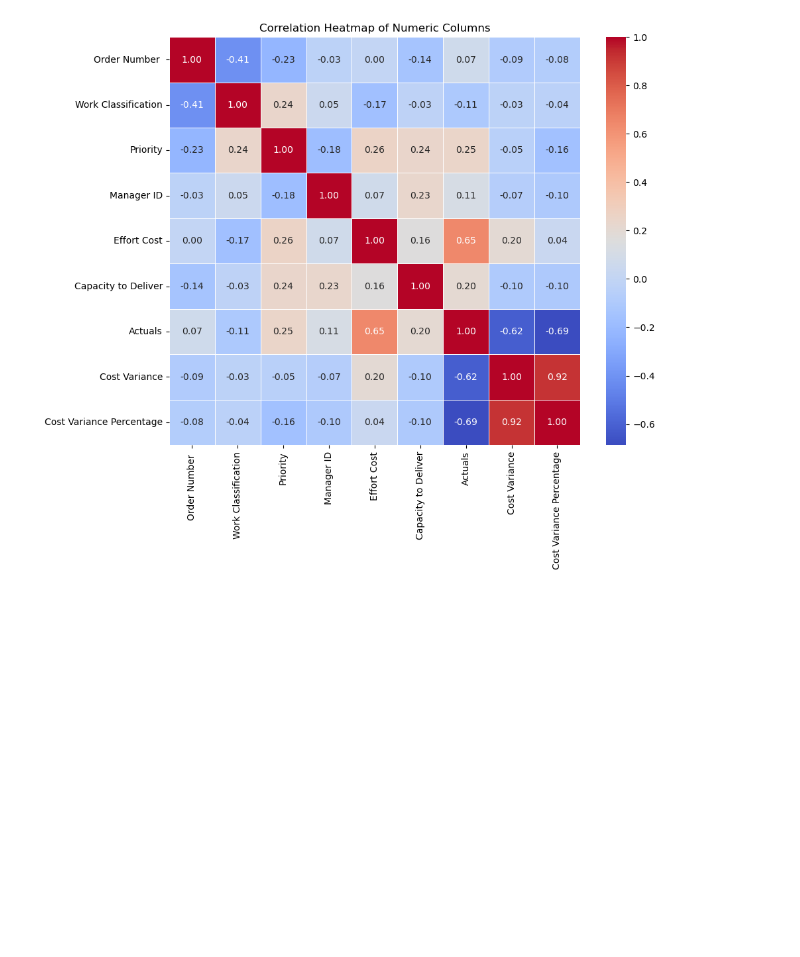
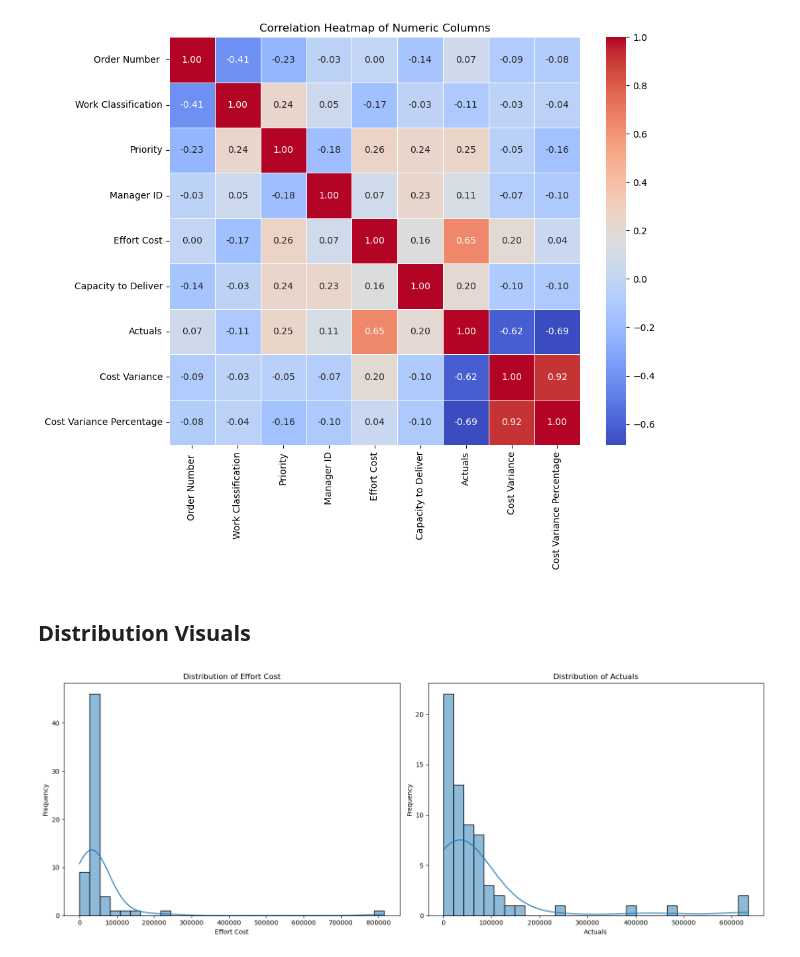
Before and after one commit to Rishabh-Panchal/capstone-cra, a Jupyter notebook: EDAv2.0.ipynb, the cells around one changed output. Cells and saved outputs as stored; diff of their text form; code cells hidden in the pictures; blank space fills up the shorter version.

```diff
--- a/EDAv2.0.ipynb
+++ b/EDAv2.0.ipynb
@@ -100,7 +100,7 @@ df['Capacity to Deliver'] = df['Capacity to Deliver'].map(deliver_mapping)
 df['Cost Variance'] = df['Effort Cost'] - df['Actuals']
 
 # Adding a new column "Cost Variance Percentage"
-df['Cost Variance Percentage'] = df['Cost Variance'] / df['Effort Cost']
+df['Cost Variance Percentage'] = (df['Cost Variance'] / df['Effort Cost']) * 100
 df.fillna(0, inplace=True)
 
 
@@ -131,3 +131,23 @@ plt.title('Correlation Heatmap of Numeric Columns')
 plt.show()
 # %% [output]
 [figure]
+# %% [markdown]
+## Distribution Visuals
+# %%
+# Examining distributions of "Effort Cost" and "Actuals"
+fig, ax = plt.subplots(1, 2, figsize=(16, 6))
+
+sns.histplot(df['Effort Cost'], bins=30, kde=True, ax=ax[0])
+ax[0].set_title('Distribution of Effort Cost')
+ax[0].set_xlabel('Effort Cost')
+ax[0].set_ylabel('Frequency')
+
+sns.histplot(df['Actuals'], bins=30, kde=True, ax=ax[1])
+ax[1].set_title('Distribution of Actuals')
+ax[1].set_xlabel('Actuals')
+ax[1].set_ylabel('Frequency')
+
+plt.tight_layout()
+plt.show()
+# %% [output]
+[figure, added]
```
Also changed, not shown: parts of 6 cells of this notebook, 2 other files.
